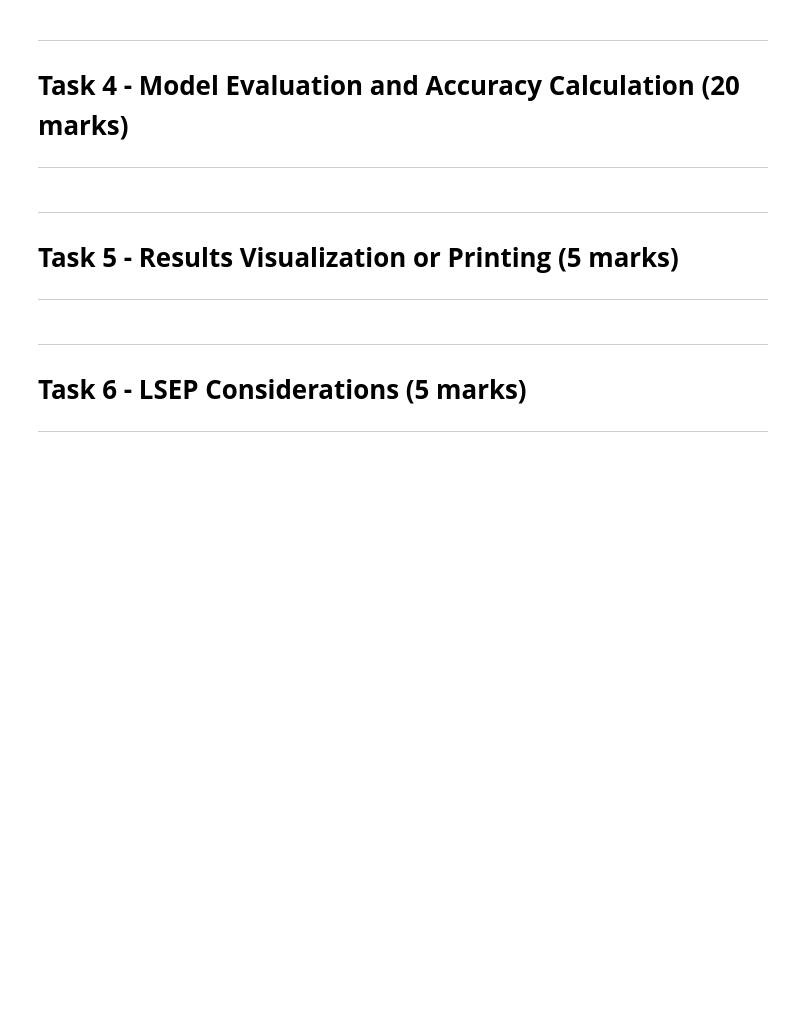
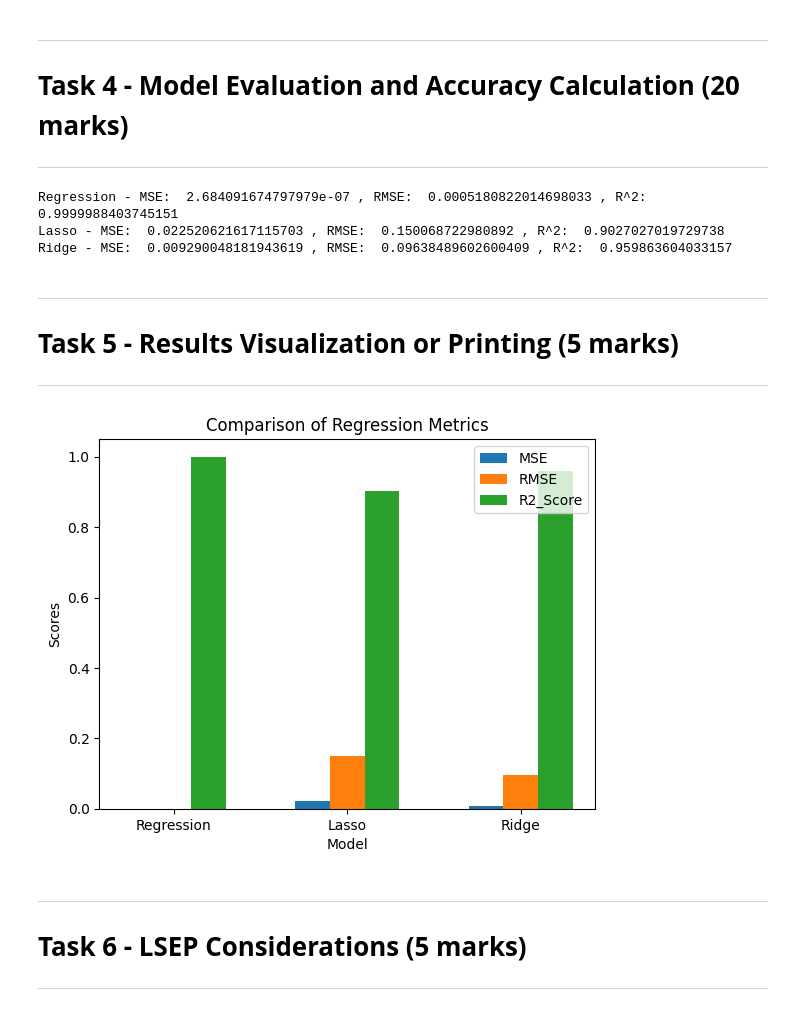
Before and after one commit to Mr-Mens/Big-Data-Course-Work, a Jupyter notebook: Group_ID_13_CRWK_CN7030.ipynb, the cells around one changed output. Saved outputs shown, nothing was run; the diff lists cells and outputs as text; code cells hidden in the pictures; blank space fills up the shorter version.

Commit message:
Linear Regression Model Added

```diff
--- a/Group_ID_13_CRWK_CN7030.ipynb
+++ b/Group_ID_13_CRWK_CN7030.ipynb
@@ -253,7 +252,7 @@ df.select([count(when(isnan(c) | col(c).isNull(), c)).alias(c) for c in df.colum
 # %%
 # vectorAssembler = VectorAssembler(inputCols="Dst_Port", "Protocol", "Flow_Duration", "Tot_Fwd_Pkts", "Tot_Bwd_Pkts", "TotLen_Fwd_Pkts", "TotLen_Bwd_Pkts", "Fwd_Pkt_Len_Max", "Fwd_Pkt_Len_Min", "Fwd_Pkt_Len_Mean", "Fwd_Pkt_Len_Std", "Bwd_Pkt_Len_Max", "Bwd_Pkt_Len_Min", "Bwd_Pkt_Len_Mean", "Bwd_Pkt_Len_Std", "Flow_IAT_Mean", "Flow_IAT_Std", "Flow_IAT_Max", "Flow_IAT_Min", "Fwd_IAT_Tot", "Fwd_IAT_Mean", "Fwd_IAT_Std", "Fwd_IAT_Max", "Fwd_IAT_Min", "Bwd_IAT_Tot", "Bwd_IAT_Mean", "Bwd_IAT_Std","Bwd_IAT_Max", "Bwd_IAT_Min", "Fwd_PSH_Flags", "Bwd_PSH_Flags", "Fwd_URG_Flags", "Bwd_URG_Flags", "Fwd_Header_Len", "Bwd_Header_Len", "Fwd_Pkts_per_s", "Bwd_Pkts_per_s", "Pkt_Len_Min", "Pkt_Len_Max", "Pkt_Len_Mean", "Pkt_Len_Std", "Pkt_Len_Var", "FIN_Flag_Cnt", "SYN_Flag_Cnt", "RST_Flag_Cnt", "PSH_Flag_Cnt", "ACK_Flag_Cnt", "URG_Flag_Cnt", "CWE_Flag_Count", "ECE_Flag_Cnt", "Down_per_Up_Ratio", "Pkt_Size_Avg", "Fwd_Seg_Size_Avg", "Bwd_Seg_Size_Avg", "Fwd_Byts_per_b_Avg", "Fwd_Pkts_per_b_Avg", "Fwd_Blk_Rate_Avg", "Bwd_Byts_per_b_Avg", "Bwd_Pkts_per_b_Avg", "Bwd_Blk_Rate_Avg", "Subflow_Fwd_Pkts", "Subflow_Fwd_Byts", "Subflow_Bwd_Pkts", "Subflow_Bwd_Byts", "Init_Fwd_Win_Byts", "Init_Bwd_Win_Byts", "Fwd_Act_Data_Pkts", "Fwd_Seg_Size_Min", "Active_Mean", "Active_Std", "Active_Max", "Active_Min", "Idle_Mean", "Idle_Std", "Idle_Max", "Idle_Min", "Label_binary", "Flow_Byts_s_imputed", outputCol="features")
 
-
+#  Vector Assembler is repeated here !!
 vectorAssembler = VectorAssembler(
     inputCols=[
         "Dst_Port", "Protocol", "Flow_Duration", "Tot_Fwd_Pkts", "Tot_Bwd_Pkts",
@@ -272,7 +271,8 @@ vectorAssembler = VectorAssembler(
         "Bwd_Blk_Rate_Avg", "Subflow_Fwd_Pkts", "Subflow_Fwd_Byts", "Subflow_Bwd_Pkts",
         "Subflow_Bwd_Byts", "Init_Fwd_Win_Byts", "Init_Bwd_Win_Byts", "Fwd_Act_Data_Pkts",
         "Fwd_Seg_Size_Min", "Active_Mean", "Active_Std", "Active_Max", "Active_Min",
-        "Idle_Mean", "Idle_Std", "Idle_Max", "Idle_Min", "Label_binary", "Flow_Byts_s_imputed"
+        "Idle_Mean", "Idle_Std", "Idle_Max", "Idle_Min", "Label_binary",
+        "Flow_Byts_s_imputed"
     ],
     outputCol="features"
 )
@@ -403,0 +438,15 @@ train_data.where(col("Label_binary").isNull()).count()
+# %%
+##2nd student name:Mohamed Jareer MOHAMED  ZEENAM
+# add the code here
+
+# Laaso
+lasso = LinearRegression(labelCol = 'Label_binary', featuresCol = 'scaledFeatures',
+                         predictionCol = 'prediction', elasticNetParam = 1.0, regParam = 0.15) # lambda: tuning
+lasso_model = lasso.fit(train_data)
+lasso_predictions = lasso_model.transform(test_data)
+
+# Ridge
+ridge = LinearRegression(labelCol = 'Label_binary', featuresCol = 'scaledFeatures',
+                         predictionCol = 'prediction', elasticNetParam = 0.0, regParam = 0.15) # lambda: tuning
+ridge_model = ridge.fit(train_data)
+ridge_predictions = ridge_model.transform(test_data)
@@ -414,3 +500,12 @@ train_data.where(col("Label_binary").isNull()).count()
+# %%
+# print the evaluation metrics
+print('Regression - MSE: ', mse1, ', RMSE: ', rmse1, ', R^2: ', r2_score1)
+print('Lasso - MSE: ', mse2, ', RMSE: ', rmse2, ', R^2: ', r2_score2)
+print('Ridge - MSE: ', mse3, ', RMSE: ', rmse3, ', R^2: ', r2_score3)
+# %% [output]
+Regression - MSE:  2.684091674797979e-07 , RMSE:  0.0005180822014698033 , R^2:  0.9999988403745151
+Lasso - MSE:  0.022520621617115703 , RMSE:  0.150068722980892 , R^2:  0.9027027019729738
+Ridge - MSE:  0.009290048181943619 , RMSE:  0.09638489602600409 , R^2:  0.959863604033157
 # %% [markdown]
 ---
 # **Task 5 - Results Visualization or Printing (5 marks)**
@@ -424,3 +516,33 @@ train_data.where(col("Label_binary").isNull()).count()
+# %%
+##2nd student name: Mohamed Jareer MOHAMED  ZEENAM
+# add the code here
+
+# plot
+import matplotlib.pyplot as plt
+import numpy as np
+
+mse = [mse1, mse2, mse3]
+rmse = [rmse1, rmse2, rmse3]
+r2_score = [r2_score1, r2_score2, r2_score3]
+
+positions = np.arange(len(mse))
+bar_width = 0.2
+
+plt.bar(positions - bar_width, mse, width = bar_width, label = 'MSE')
+plt.bar(positions, rmse, width = bar_width, label = 'RMSE')
+plt.bar(positions + bar_width, r2_score, width = bar_width, label = 'R2_Score')
+
+# adding labels and title
+plt.xlabel('Model')
+plt.ylabel('Scores')
+plt.title('Comparison of Regression Metrics')
+
+# adding the legend
+plt.legend()
+plt.xticks(positions, ['Regression', 'Lasso', 'Ridge'])
+plt.show()
+# %% [output]
+[figure, added]
 # %% [markdown]
 ---
 # **Task 6 - LSEP Considerations (5 marks)**
```
Also changed, not shown: parts of 24 cells of this notebook.
